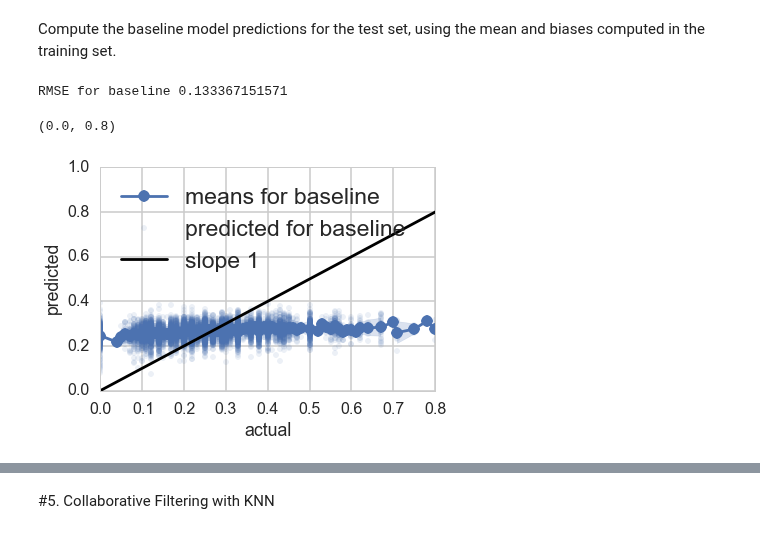
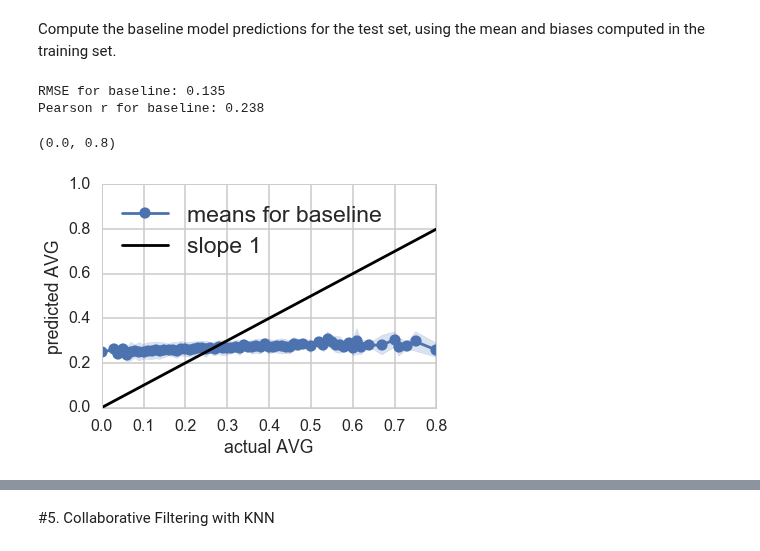
Before and after one commit to bacook17/CS109_baseball, a Jupyter notebook: Master_Notebook.ipynb, the cells around one changed output, grey strips where cells are left out. Cells and saved outputs as stored; diff of their text form; code cells hidden in the pictures.

```diff
--- a/Master_Notebook.ipynb
+++ b/Master_Notebook.ipynb
@@ -94,4 +89,0 @@ mask = np.in1d(pitching.playerID, L_pitcherIDs)
-# %%
-grouped =  pitching.groupby('playerID').sum().reset_index()
-mask = np.in1d(grouped.playerID, L_pitcherIDs)
-a = grouped[mask]
@@ -872,19 +861,22 @@ def compare_results(avg_actual, avg_predicted, ylow=0, yhigh=1, model="", predic
 
     if not onsame:
         ax.plot([0,1],[0,1], 'k', label="slope 1")
-        ax.set_xlabel("actual")
-        ax.set_ylabel("predicted")
+        ax.set_xlabel("actual AVG")
+        ax.set_ylabel("predicted AVG")
         ax.set_ylim([ylow,yhigh])
         #ax.set_xlim([0.9, 5.1])
     ax.legend(frameon=False, loc="upper left",prop={'size':23})
     rmse=get_rmse(avg_actual, avg_predicted)
-    print "RMSE for %s" % model, rmse
+    pearson = pearsonr(avg_actual, avg_predicted)[0]
+    print "RMSE for %s: %.3f" %(model, rmse)
+    print "Pearson r for %s: %.3f"%( model, pearson)
     rmse=3
     return ax,rmse
 # %%
-compare_results(testdf.AVG,predictions['baseline'], model="baseline", predicteds=True);
+compare_results(testdf.AVG,predictions['baseline'], model="baseline");
 plt.xlim([0.0, 0.8])
 # %% [output]
-RMSE for baseline 0.133367151571
+RMSE for baseline: 0.135
+Pearson r for baseline: 0.238
 (0.0, 0.8)
-[figure, old version]
+[figure, new version]
```
Also changed, not shown: parts of 131 cells of this notebook, 22 other files.
